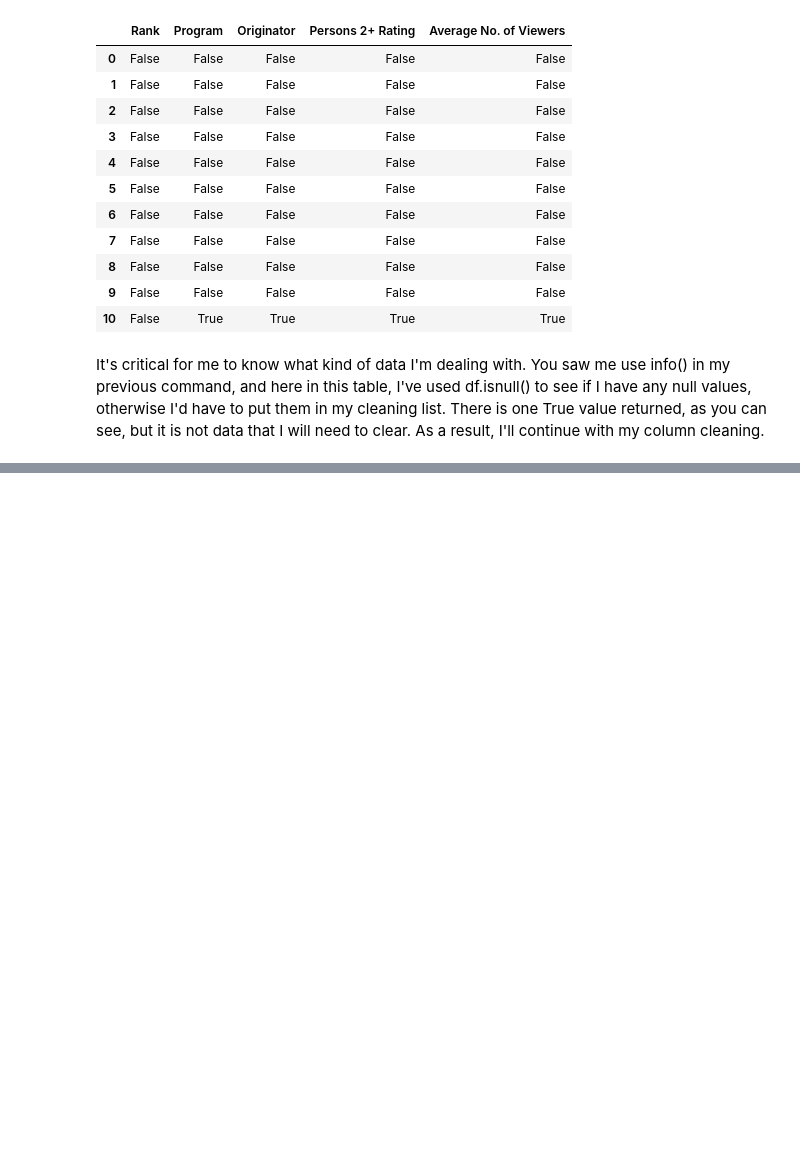
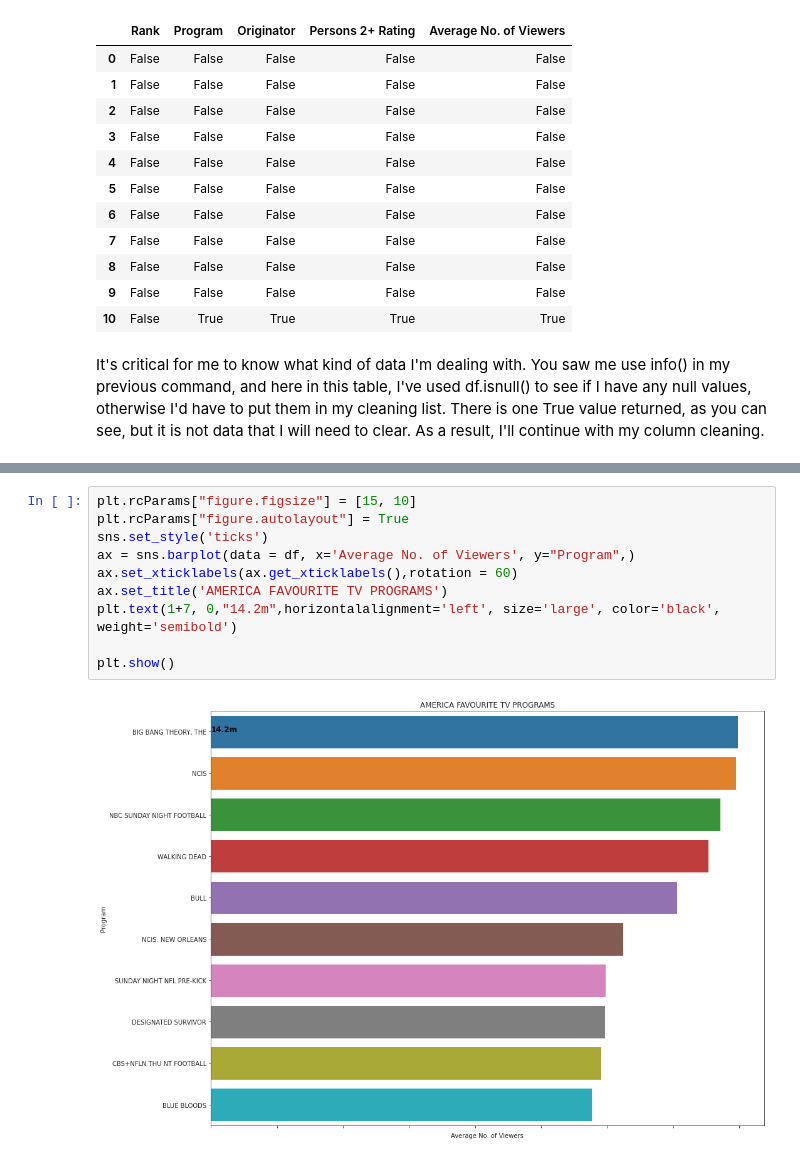
Before and after one commit to SagarSitaula1/Data-Visual, a Jupyter notebook: Master.ipynb, the cells around one changed output, grey strips where cells are left out. Saved outputs shown, nothing was run; the diff lists cells and outputs as text; blank space fills up the shorter version.

```diff
--- a/Master.ipynb
+++ b/Master.ipynb
@@ -99,0 +109,12 @@ plt.show()
+# %%
+plt.rcParams["figure.figsize"] = [15, 10]
+plt.rcParams["figure.autolayout"] = True
+sns.set_style('ticks')
+ax = sns.barplot(data = df, x='Average No. of Viewers', y="Program",)
+ax.set_xticklabels(ax.get_xticklabels(),rotation = 60)
+ax.set_title('AMERICA FAVOURITE TV PROGRAMS')
+plt.text(1+7, 0,"14.2m",horizontalalignment='left', size='large', color='black', weight='semibold')
+
+plt.show()
+# %% [output]
+[figure, added]
```
Also changed, not shown: parts of 3 cells of this notebook.
